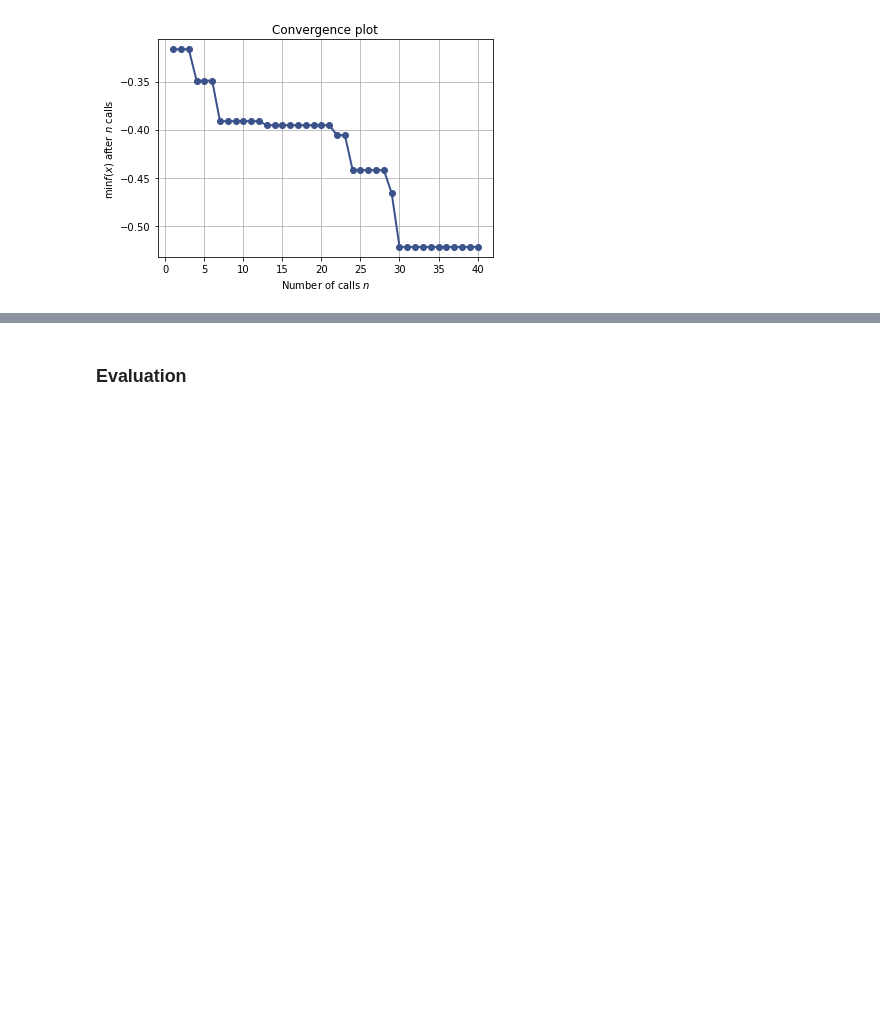
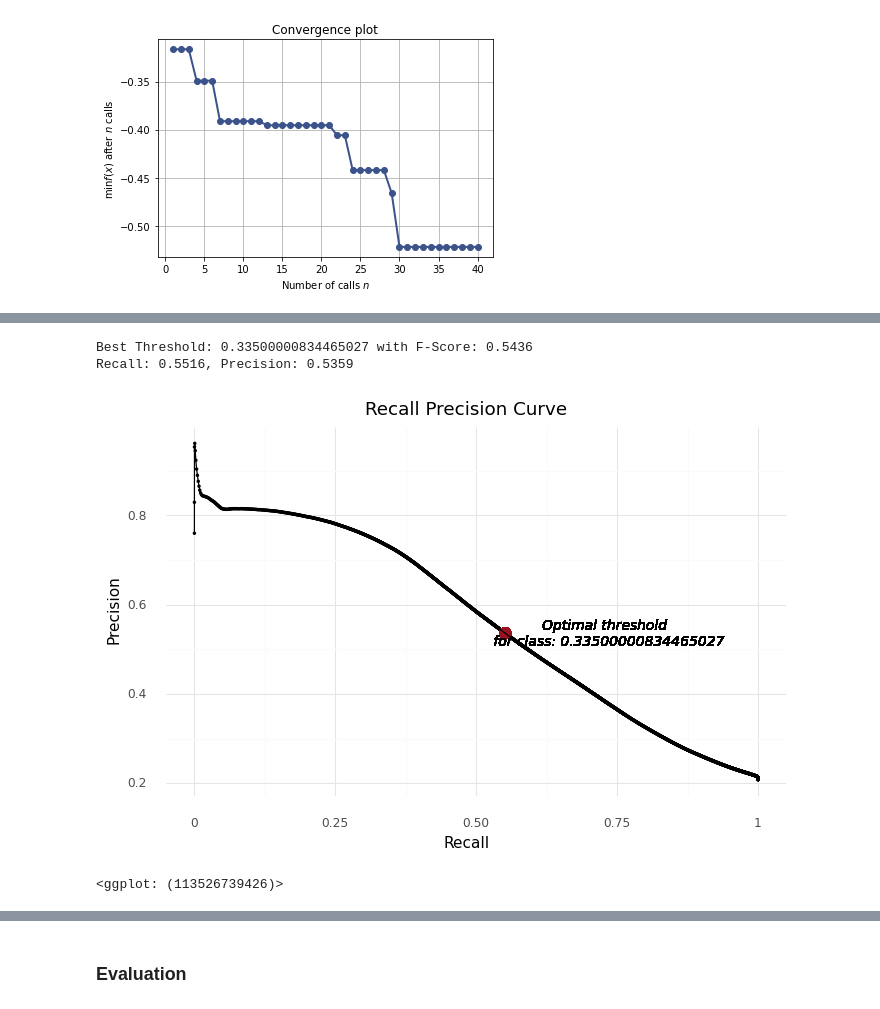
Before and after one commit to KamenShah/Wildfire_Spread_Prediction, a Jupyter notebook: model_training.ipynb, the cells around one changed output, grey strips where cells are left out. Drawn from its saved outputs; the diff is of its cells as text; code cells hidden in the pictures; blank space fills up the shorter version.

```diff
--- a/model_training.ipynb
+++ b/model_training.ipynb
@@ -1567,0 +1933,55 @@ plt.savefig("all_dimen.png", dpi=400)
+# %%
+# Create the Precision-Recall curve
+precision, recall, thresholds = precision_recall_curve(labels.flatten(), probPreds.flatten())
+
+# Plot the ROC curve
+df_recall_precision = pd.DataFrame({'Precision':precision[:-1],
+                                    'Recall':recall[:-1],
+                                    'Threshold':thresholds})
+df_recall_precision.head()
+
+
+# Calculate the f-score
+fscore = (2 * precision * recall) / (precision + recall)
+
+# Find the optimal threshold
+index = np.argmax(fscore)
+thresholdOpt = round(thresholds[index], ndigits = 4)
+fscoreOpt = round(fscore[index], ndigits = 4)
+recallOpt = round(recall[index], ndigits = 4)
+precisionOpt = round(precision[index], ndigits = 4)
+print('Best Threshold: {} with F-Score: {}'.format(thresholdOpt, fscoreOpt))
+print('Recall: {}, Precision: {}'.format(recallOpt, precisionOpt))
+
+# Create a data viz
+plotnine.options.figure_size = (8, 4.8)
+(
+    ggplot(data = df_recall_precision)+
+    geom_point(aes(x = 'Recall',
+                   y = 'Precision'),
+               size = 0.4)+
+    # Best threshold
+    geom_point(aes(x = recallOpt,
+                   y = precisionOpt),
+               color = '#981220',
+               size = 4)+
+    geom_line(aes(x = 'Recall',
+                  y = 'Precision'))+
+    # Annotate the text
+    geom_text(aes(x = recallOpt,
+                  y = precisionOpt),
+              label = 'Optimal threshold \n for class: {}'.format(thresholdOpt),
+              nudge_x = 0.18,
+              nudge_y = 0,
+              size = 10,
+              fontstyle = 'italic')+
+    labs(title = 'Recall Precision Curve')+
+    xlab('Recall')+
+    ylab('Precision')+
+    theme_minimal()
+)
+# %% [output]
+Best Threshold: 0.33500000834465027 with F-Score: 0.5436
+Recall: 0.5516, Precision: 0.5359
+[figure, added]
+<ggplot: (113526739426)>
```
Also changed, not shown: parts of 36 cells of this notebook.
